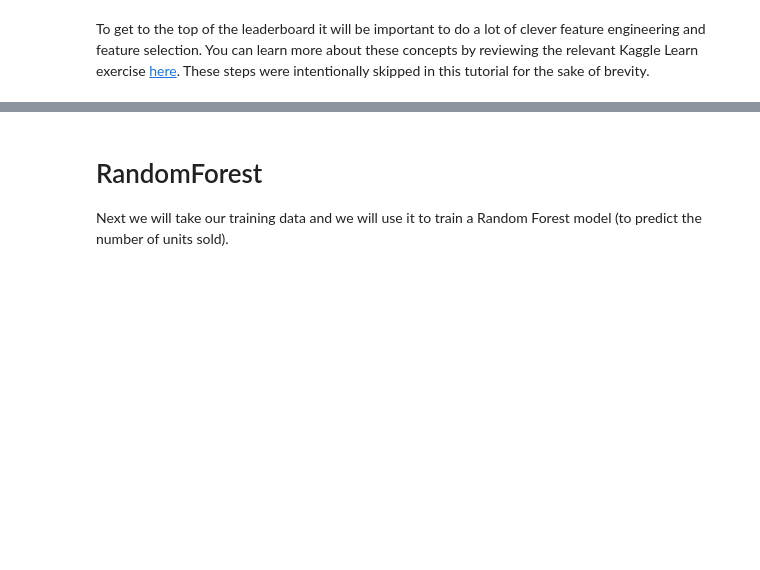
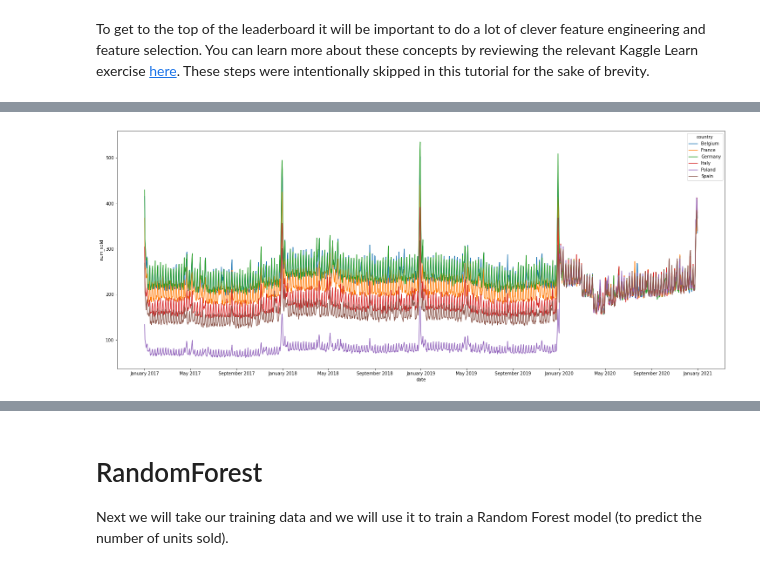
Before and after one commit to Chirag314/TDS-Sept, a Jupyter notebook: tf_decision_forests_tds_sep_22.ipynb, the cells around one changed output, grey strips where cells are left out. Cells and saved outputs as stored; diff of their text form; code cells hidden in the pictures; blank space fills up the shorter version.

```diff
--- a/tf_decision_forests_tds_sep_22.ipynb
+++ b/tf_decision_forests_tds_sep_22.ipynb
@@ -108,0 +272,19 @@ To get to the top of the leaderboard it will be important to do a lot of clever
+# %%
+# Check the sales distribution by month
+import matplotlib.dates as mdates
+from matplotlib.dates import DateFormatter
+plt.figure(figsize=(25,10))
+
+# Time series plot of books sold
+ts=sns.lineplot(
+    data=train_df,
+    x='date',
+    y='num_sold',
+    hue='country',
+    ci=None
+)
+
+ts.xaxis.set_major_locator(mdates.MonthLocator(interval=4))
+ts.xaxis.set_major_formatter(DateFormatter("%B %Y"))
+# %% [output]
+[figure, added]
```
Also changed, not shown: parts of 30 cells of this notebook.
